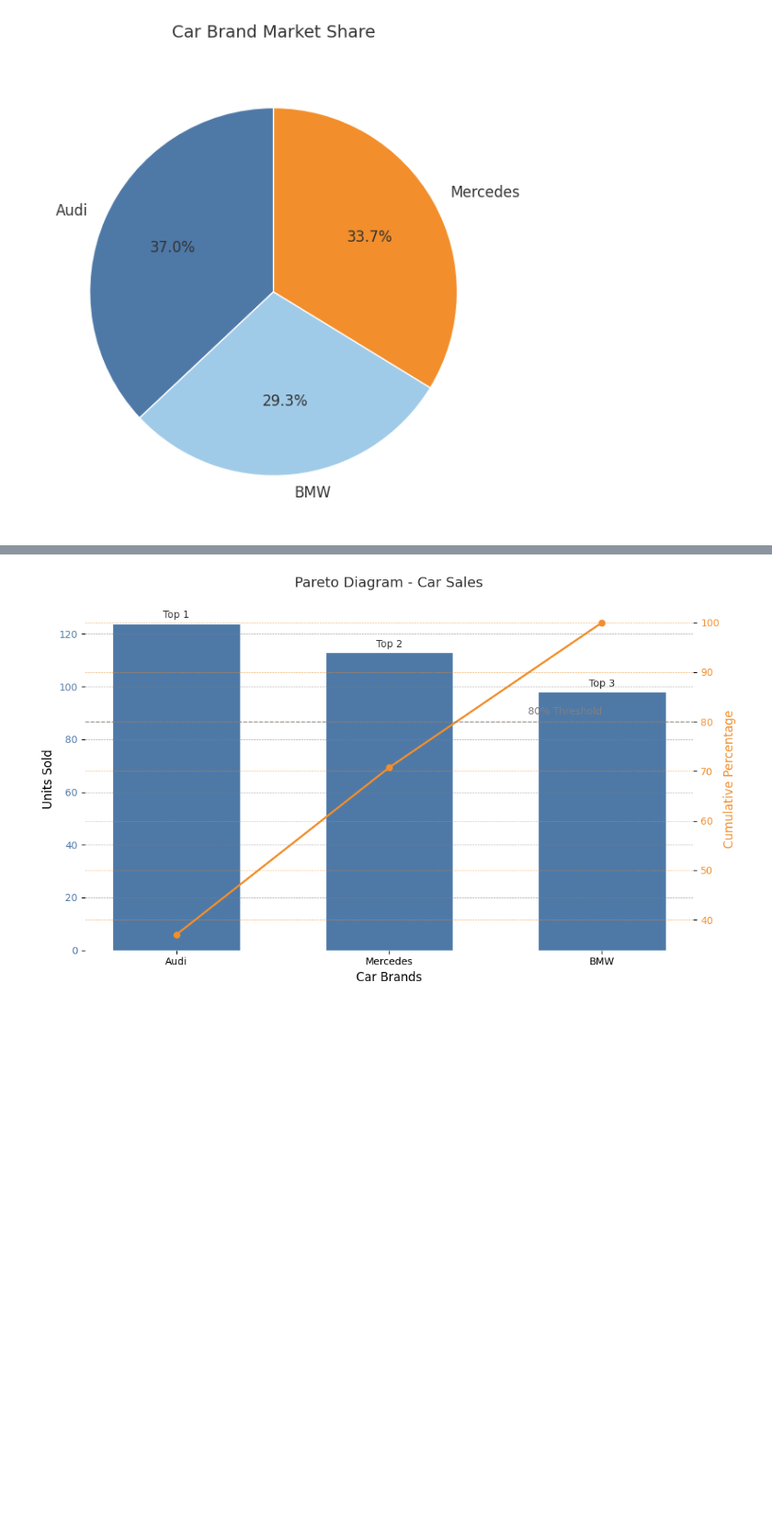
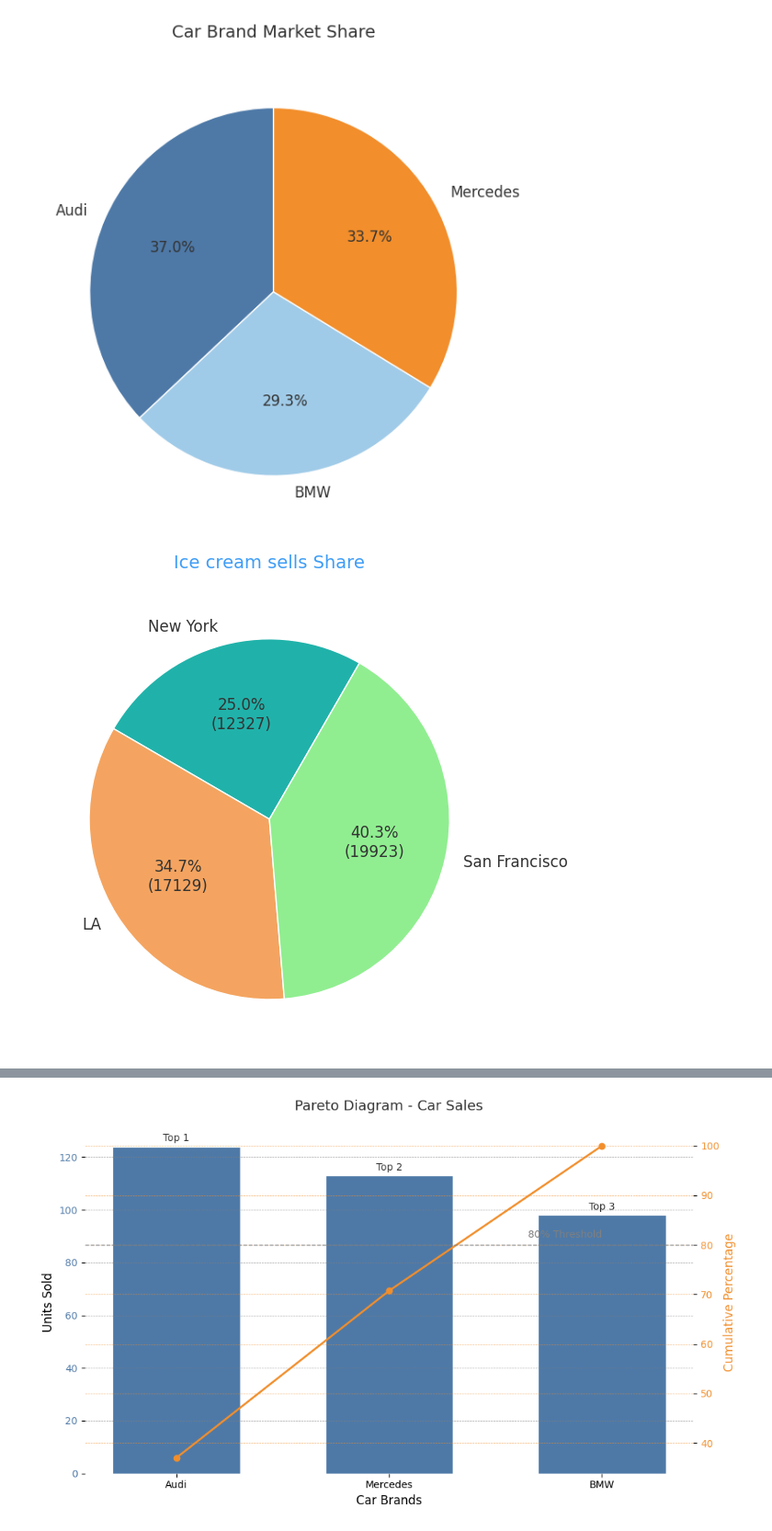
Before and after one commit to Rumaan-Kaisar/DataScience, a Jupyter notebook: Stat_ch1_dscptv/ch1_descriptive_stat.ipynb, the cells around one changed output, grey strips where cells are left out. Shown: that part at 92% size. Drawn from its saved outputs; the diff is of its cells as text; code cells hidden in the pictures; blank space fills up the shorter version.

```diff
--- a/Stat_ch1_dscptv/ch1_descriptive_stat.ipynb
+++ b/Stat_ch1_dscptv/ch1_descriptive_stat.ipynb
@@ -160,3 +160,38 @@ plt.tight_layout()
 plt.show()
 # %% [output]
 [figure]
+# %%
+import matplotlib.pyplot as plt
+
+# Data
+city = ["New York", "LA", "San Francisco"]
+sel = [12327, 17129, 19923]
+colors = ["#20b2aa", "#f4a460", "#90ee90"]  # Blue, Orange, Green
+
+
+# Custom label formatter using `sel`
+def format_label(pct, all_vals=sel):
+    total = sum(all_vals)
+    absolute = int(round(pct / 100 * total))
+    return f"{pct:.1f}%\n({absolute})"
+
+
+# Create pie chart
+plt.figure(figsize=(6, 6))
+plt.pie(
+    sel,
+    labels=city,
+    colors=colors,
+    startangle=60,
+    wedgeprops={"edgecolor": "white", "linewidth": 1},
+    textprops={"fontsize": 12, "color": "#333"},  # <--- set label color here
+    autopct=lambda pct: format_label(pct, sel)
+)
+
+
+# Minimalist styling
+plt.title("Ice cream sells Share", fontsize=14, color="#3e9df6", pad=20)
+plt.tight_layout()
+plt.show()
+# %% [output]
+[figure, added]
```
Also changed, not shown: parts of 4 cells of this notebook.
